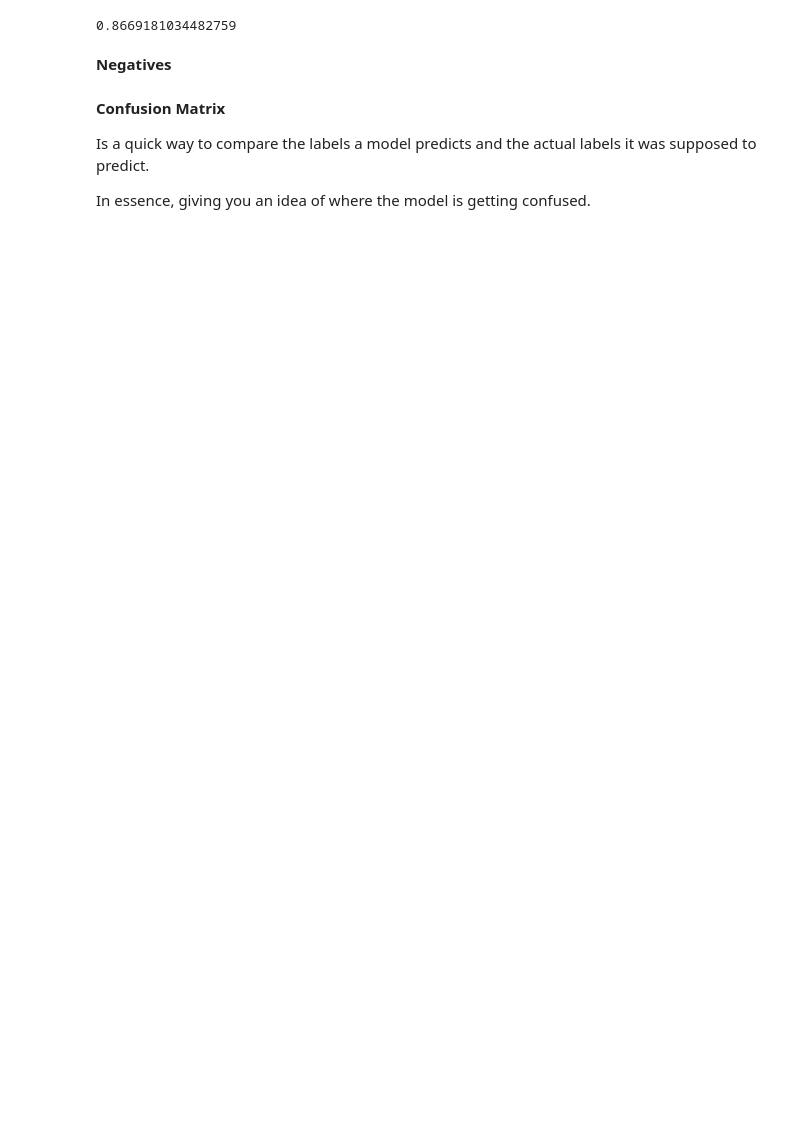
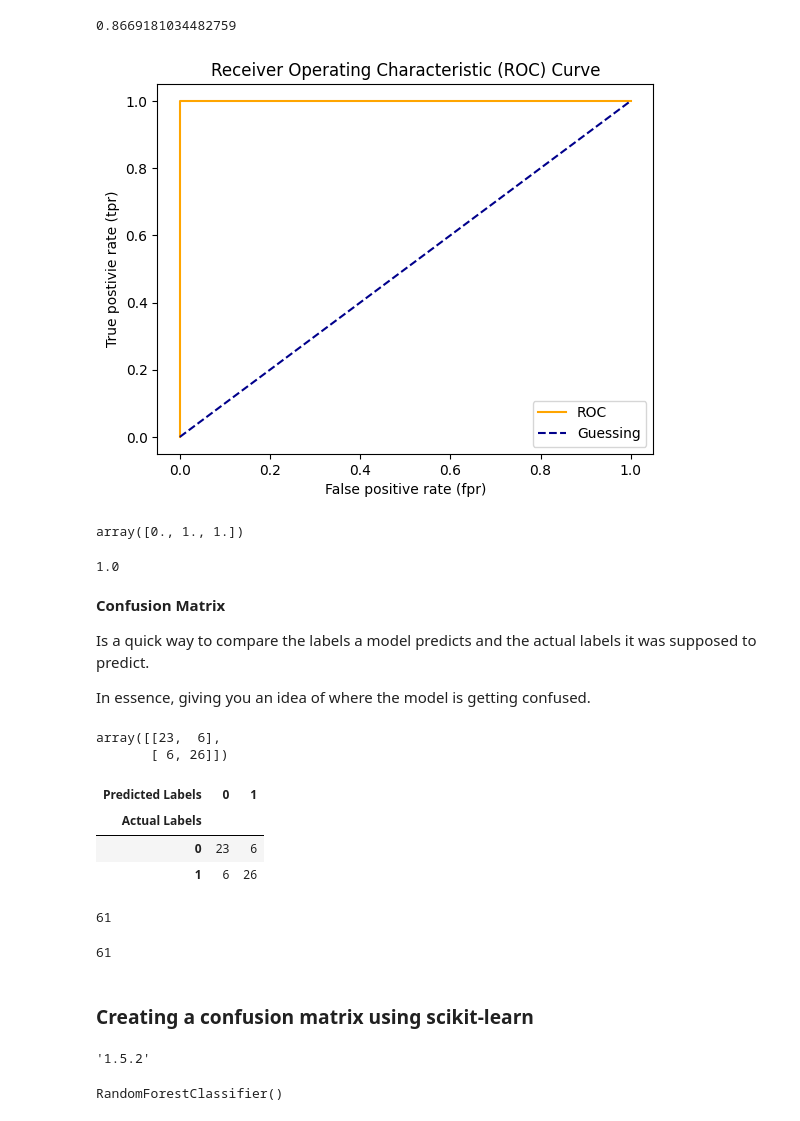
Before and after one commit to jcamiloif6/Complete-A.I.-Machine-Learning-Data-Science-Bootcamp, a Jupyter notebook: Section 9 Scikit-learn Creating Machine Learning Models/introduction_to_scikit_learn.ipynb, the cells around one changed output. Drawn from its saved outputs; the diff is of its cells as text; code cells hidden in the pictures; blank space fills up the shorter version.

```diff
--- a/Section 9 Scikit-learn Creating Machine Learning Models/introduction_to_scikit_learn.ipynb
+++ b/Section 9 Scikit-learn Creating Machine Learning Models/introduction_to_scikit_learn.ipynb
@@ -1712,5 +1729,3 @@ from sklearn.metrics import roc_auc_score
 roc_auc_score(y_test, y_probs_positive)
 # %% [output]
 0.8669181034482759
-# %% [markdown]
-**Negatives**
@@ -1747,6 +1732,61 @@ roc_auc_score(y_test, y_probs_negative)
+# %%
+# plot a perfect roc curve and auc score
+fpr, tpr, thresholds = roc_curve(y_test, y_test)
+plot_roc_curve(fpr, tpr)
+# %% [output]
+[figure, added]
+# %%
+tpr
+# %% [output]
+array([0., 1., 1.])
+# %%
+# Perfect AUC Score
+roc_auc_score(y_test, y_test)
+# %% [output]
+1.0
 # %% [markdown]
 **Confusion Matrix**
 
 Is a quick way to compare the labels a model predicts and the actual labels it was supposed to predict.
 
 In essence, giving you an idea of where the model is getting confused.
+# %%
+# Documentation: https://scikit-learn.org/dev/modules/generated/sklearn.metrics.confusion_matrix.html
+from sklearn.metrics import confusion_matrix
+
+y_preds = model.predict(x_test)
+
+confusion_matrix(y_test, y_preds)
+# %% [output]
+array([[23,  6],
+       [ 6, 26]])
+# %%
+# Visualize confusion matrix with pd.crosstab()
+pd.crosstab(y_test,
+            y_preds,
+            rownames=["Actual Labels"],
+            colnames=["Predicted Labels"])
+# %% [output]
+| Predicted Labels | 0 | 1 |
+| Actual Labels |  |  |
+| 0 | 23 | 6 |
+| 1 | 6 | 26 |
+# %%
+23 + 6+6+26
+# %% [output]
+61
+# %%
+len(y_preds)
+# %% [output]
+61
+# %% [markdown]
+### Creating a confusion matrix using scikit-learn
+# %%
+import sklearn
+sklearn.__version__
+# %% [output]
+'1.5.2'
+# %%
+model
+# %% [output]
+RandomForestClassifier()
```
Also changed, not shown: parts of 125 cells of this notebook.
